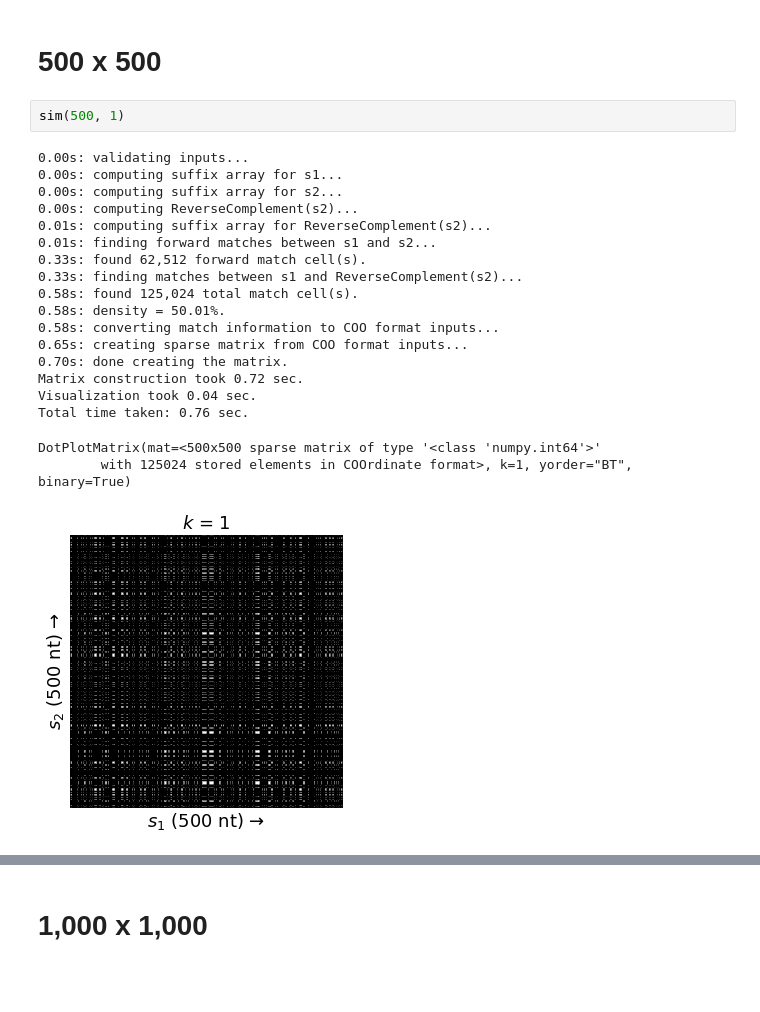
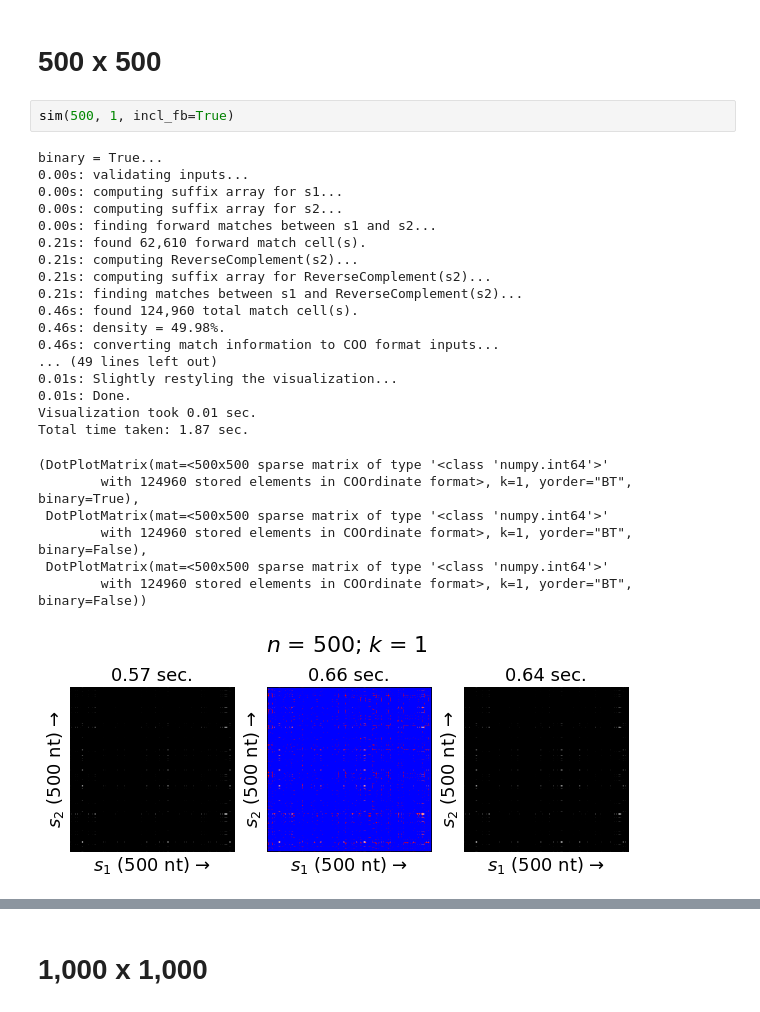
Before and after one commit to fedarko/wotplot, a Jupyter notebook: docs/Benchmarking.ipynb, the cells around one changed output, grey strips where cells are left out. Saved outputs shown, nothing was run; the diff lists cells and outputs as text; blank space fills up the shorter version.

```diff
--- a/docs/Benchmarking.ipynb
+++ b/docs/Benchmarking.ipynb
@@ -100,25 +143,30 @@ DotPlotMatrix(mat=<98x98 sparse matrix of type '<class 'numpy.int64'>'
 # %% [markdown]
 # 500 x 500
 # %%
-sim(500, 1)
+sim(500, 1, incl_fb=True)
 # %% [output]
+binary = True...
 0.00s: validating inputs...
 0.00s: computing suffix array for s1...
 0.00s: computing suffix array for s2...
-0.00s: computing ReverseComplement(s2)...
-0.01s: computing suffix array for ReverseComplement(s2)...
-0.01s: finding forward matches between s1 and s2...
-0.33s: found 62,512 forward match cell(s).
-0.33s: finding matches between s1 and ReverseComplement(s2)...
-0.58s: found 125,024 total match cell(s).
-0.58s: density = 50.01%.
-0.58s: converting match information to COO format inputs...
-0.65s: creating sparse matrix from COO format inputs...
-0.70s: done creating the matrix.
-Matrix construction took 0.72 sec.
-Visualization took 0.04 sec.
-Total time taken: 0.76 sec.
+0.00s: finding forward matches between s1 and s2...
+0.21s: found 62,610 forward match cell(s).
+0.21s: computing ReverseComplement(s2)...
+0.21s: computing suffix array for ReverseComplement(s2)...
+0.21s: finding matches between s1 and ReverseComplement(s2)...
+0.46s: found 124,960 total match cell(s).
+0.46s: density = 49.98%.
+0.46s: converting match information to COO format inputs...
+... (49 lines left out)
+0.01s: Slightly restyling the visualization...
+0.01s: Done.
+Visualization took 0.01 sec.
+Total time taken: 1.87 sec.
-DotPlotMatrix(mat=<500x500 sparse matrix of type '<class 'numpy.int64'>'
-        with 125024 stored elements in COOrdinate format>, k=1, yorder="BT", binary=True)
+(DotPlotMatrix(mat=<500x500 sparse matrix of type '<class 'numpy.int64'>'
+        with 124960 stored elements in COOrdinate format>, k=1, yorder="BT", binary=True),
+ DotPlotMatrix(mat=<500x500 sparse matrix of type '<class 'numpy.int64'>'
+        with 124960 stored elements in COOrdinate format>, k=1, yorder="BT", binary=False),
+ DotPlotMatrix(mat=<500x500 sparse matrix of type '<class 'numpy.int64'>'
+        with 124960 stored elements in COOrdinate format>, k=1, yorder="BT", binary=False))
-[figure, old version]
+[figure, new version]
 # %%
```
Also changed, not shown: parts of 24 cells of this notebook.
